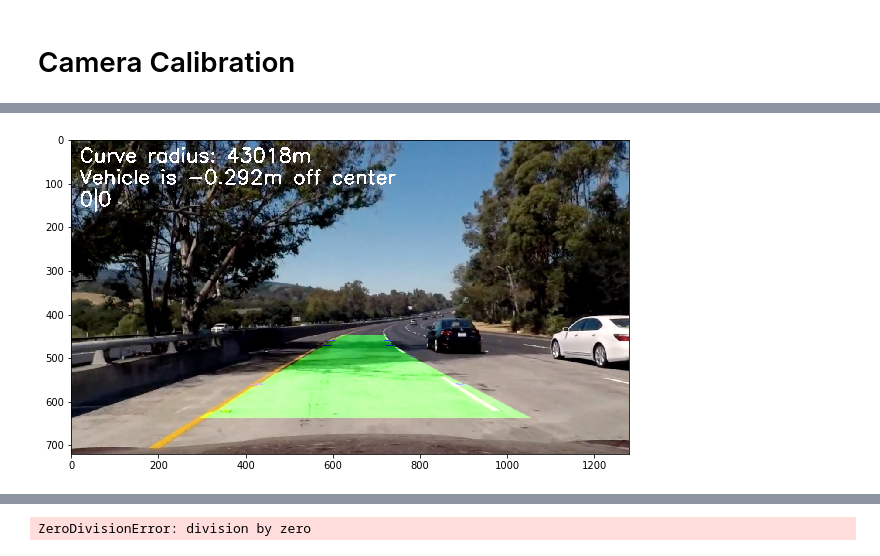
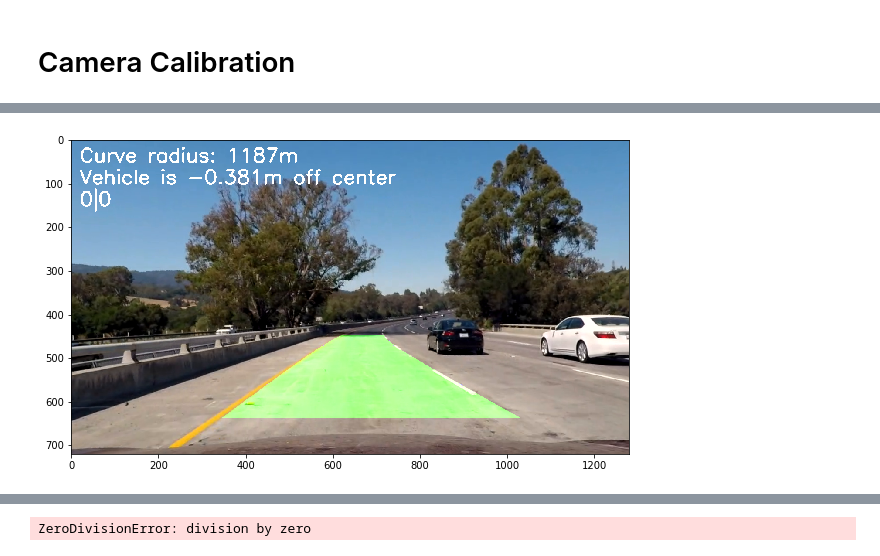
Before and after one commit to tw00/CarND-Advanced-Lane-Lines, a Jupyter notebook: CarND-Advanced-Lane-Lines-Class.ipynb, the cells around one changed output, grey strips where cells are left out. Cells and saved outputs as stored; diff of their text form; code cells hidden in the pictures.

```diff
--- a/CarND-Advanced-Lane-Lines-Class.ipynb
+++ b/CarND-Advanced-Lane-Lines-Class.ipynb
@@ -111,0 +121,6 @@ if True:
+# %%
+cam = Camera()
+cam.load_calibration()
+warp = cam.warp_birdeye(image)
+plt.figure(figsize=(14, 9))
+plt.imshow(warp);
@@ -113,19 +130,25 @@ if True:
 if True:
 #    image = cv2.imread('test_images/straight_lines2.jpg')
 #    image = cv2.imread('test_images/color-shadow-example.jpg')
-    image = cv2.imread('test_images/test8.jpg')
+    image = cv2.imread('test_images/test9.jpg')
     image = cv2.cvtColor(image, cv2.COLOR_BGR2RGB)
+#    image = clip1.get_frame(24.0-0.4)
+#    image = clip1.get_frame(26.5)
+#    image = clip1.get_frame(28)
+#    image = clip1.get_frame(38.9)
+#    image = clip1.get_frame(40.3)
 
     ld = LaneDetector()
     images = ld.pipeline(cam, ImageFilter, image)
 
     # Display the final results
-    f, (ax1, ax2, ax3, ax4, ax5) = plt.subplots(1, 5, figsize=(14, 9))
+    f, ((ax1, ax2, ax3), (ax4, ax5, ax6)) = plt.subplots(2, 3, figsize=(16, 6))
     f.tight_layout()
     ax1.imshow(images['gradient']);                  ax1.set_title('gradient')
     ax2.imshow(images['image']);                     ax2.set_title('image')
     ax3.imshow(images['gradient_warp'],cmap='gray'); ax3.set_title('gradient_warp')
     ax4.imshow(images['image_warp']);                ax4.set_title('image_warp')
     ax5.imshow(images['image_fit']);                 ax5.set_title('image_fit')
+    ax6.imshow(image);                               ax6.set_title('original')
     plt.show()
 # %% [output]
@@ -167,23 +190,27 @@ if False:
 # %%
 cam = Camera();
 cam.load_calibration();
 ld = LaneDetector();
 
 def process_image(image):
     # The output you return should be a color image (3 channel) for processing video below
     images = ld.pipeline(cam, ImageFilter, image, includeDebugImages = False)
     return images['final']
 
-image = cv2.imread('test_images/color-shadow-example.jpg')
+#image = cv2.imread('test_images/color-shadow-example.jpg')
 #image = cv2.imread('test_images/straight_lines1.jpg')
-#image = cv2.imread('test_images/test3.jpg')
-image = cv2.cvtColor(image, cv2.COLOR_BGR2RGB)
+#image = cv2.imread('test_images/test6.jpg')
+#image = cv2.cvtColor(image, cv2.COLOR_BGR2RGB)
+#image = clip1.get_frame(24.0-0.4)
+#image = clip1.get_frame(26.5)
+#image = clip1.get_frame(38.9)
+image = clip1.get_frame(40.3)
 result = process_image(image)
 plt.figure(figsize=(20/2,14/2))
 plt.imshow(result)
 plt.show();
 # %% [output]
-[figure, old version]
+[figure, new version]
 # %%
 # Import everything needed to edit/save/watch video clips
 from moviepy.editor import VideoFileClip
```
Also changed, not shown: parts of 12 cells of this notebook.
